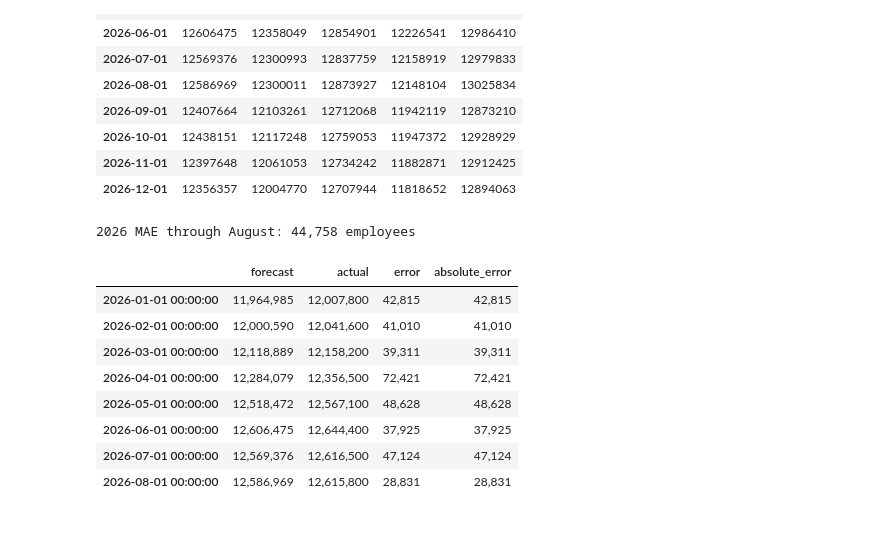
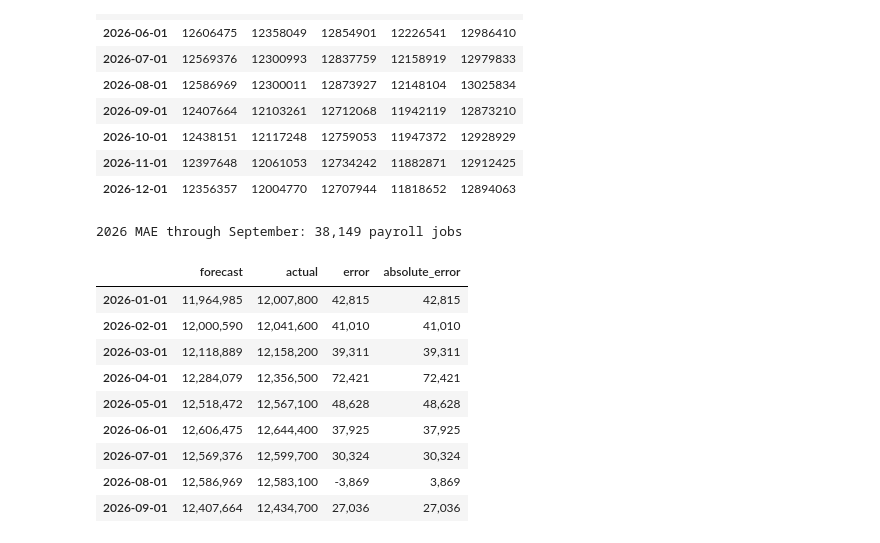
Before and after one commit to Jason-Staats/up-or-on-the-rocks, a Jupyter notebook: up_or_rocks.ipynb, the cells around one changed output. Drawn from its saved outputs; the diff is of its cells as text; code cells hidden in the pictures.

```diff
--- a/up_or_rocks.ipynb
+++ b/up_or_rocks.ipynb
@@ -601,8 +619,13 @@ sarima_final = SARIMAX(
     seasonal_order=(1, 1, 1, 12)
 ).fit(disp=False)
 
+print(
+    "Final SARIMA converged:",
+    sarima_final.mle_retvals.get('converged')
+)
+
 forecast_index = pd.date_range(
-    start='2026-01-01',
+    start=full_series.index[-1] + pd.offsets.MonthBegin(1),
     periods=12,
     freq='MS'
 )
@@ -705,16 +728,16 @@ fig.add_trace(go.Scatter(
     ]
 ))
 
-# Actual Jan-Aug 2026 for immediate validation
-actual_2026 = df_interp[
-    df_interp.index >= '2026-01-01'
-]['employed']
+# Actual Jan-Sep 2026 for forecast evaluation
+actual_2026 = df_raw.loc[
+    '2026-01-01':'2026-09-01', 'employed'
+]
 
 fig.add_trace(go.Scatter(
     x=actual_2026.index,
     y=actual_2026.values,
     mode='lines+markers',
-    name='Actual 2026 (Jan-Aug)',
+    name='Actual 2026 (Jan-Sep)',
     line=dict(
         color='steelblue',
         width=2
@@ -780,43 +804,47 @@ forecast_table
 # %%
 comparison_2026 = pd.concat(
     [
         sarima_2026.rename('forecast'),
         actual_2026.rename('actual')
     ],
     axis=1,
     join='inner'
 ).dropna()
 
 mae_2026 = mean_absolute_error(
     comparison_2026['actual'],
     comparison_2026['forecast']
 )
 
 print(
     f"2026 MAE through "
     f"{comparison_2026.index.max():%B}: "
-    f"{mae_2026:,.0f} employees"
+    f"{mae_2026:,.0f} payroll jobs"
 )
 
 comparison_2026['error'] = (
     comparison_2026['actual'] -
     comparison_2026['forecast']
 )
 
 comparison_2026['absolute_error'] = comparison_2026['error'].abs()
 
-comparison_2026.style.format('{:,.0f}')
+comparison_2026.style.format('{:,.0f}').format_index(
+    lambda date: date.strftime('%Y-%m-%d'),
+    axis=0
+)
 # %% [output]
-2026 MAE through August: 44,758 employees
+2026 MAE through September: 38,149 payroll jobs
 |  | forecast | actual | error | absolute_error |
-| 2026-01-01 00:00:00 | 11,964,985 | 12,007,800 | 42,815 | 42,815 |
-| 2026-02-01 00:00:00 | 12,000,590 | 12,041,600 | 41,010 | 41,010 |
-| 2026-03-01 00:00:00 | 12,118,889 | 12,158,200 | 39,311 | 39,311 |
-| 2026-04-01 00:00:00 | 12,284,079 | 12,356,500 | 72,421 | 72,421 |
-| 2026-05-01 00:00:00 | 12,518,472 | 12,567,100 | 48,628 | 48,628 |
-| 2026-06-01 00:00:00 | 12,606,475 | 12,644,400 | 37,925 | 37,925 |
-| 2026-07-01 00:00:00 | 12,569,376 | 12,616,500 | 47,124 | 47,124 |
-| 2026-08-01 00:00:00 | 12,586,969 | 12,615,800 | 28,831 | 28,831 |
+| 2026-01-01 | 11,964,985 | 12,007,800 | 42,815 | 42,815 |
+| 2026-02-01 | 12,000,590 | 12,041,600 | 41,010 | 41,010 |
+| 2026-03-01 | 12,118,889 | 12,158,200 | 39,311 | 39,311 |
+| 2026-04-01 | 12,284,079 | 12,356,500 | 72,421 | 72,421 |
+| 2026-05-01 | 12,518,472 | 12,567,100 | 48,628 | 48,628 |
+| 2026-06-01 | 12,606,475 | 12,644,400 | 37,925 | 37,925 |
+| 2026-07-01 | 12,569,376 | 12,599,700 | 30,324 | 30,324 |
+| 2026-08-01 | 12,586,969 | 12,583,100 | -3,869 | 3,869 |
+| 2026-09-01 | 12,407,664 | 12,434,700 | 27,036 | 27,036 |
 # %% [markdown]
 ## Forecasting
 
```
Also changed, not shown: parts of 18 cells of this notebook, 7 other files.
